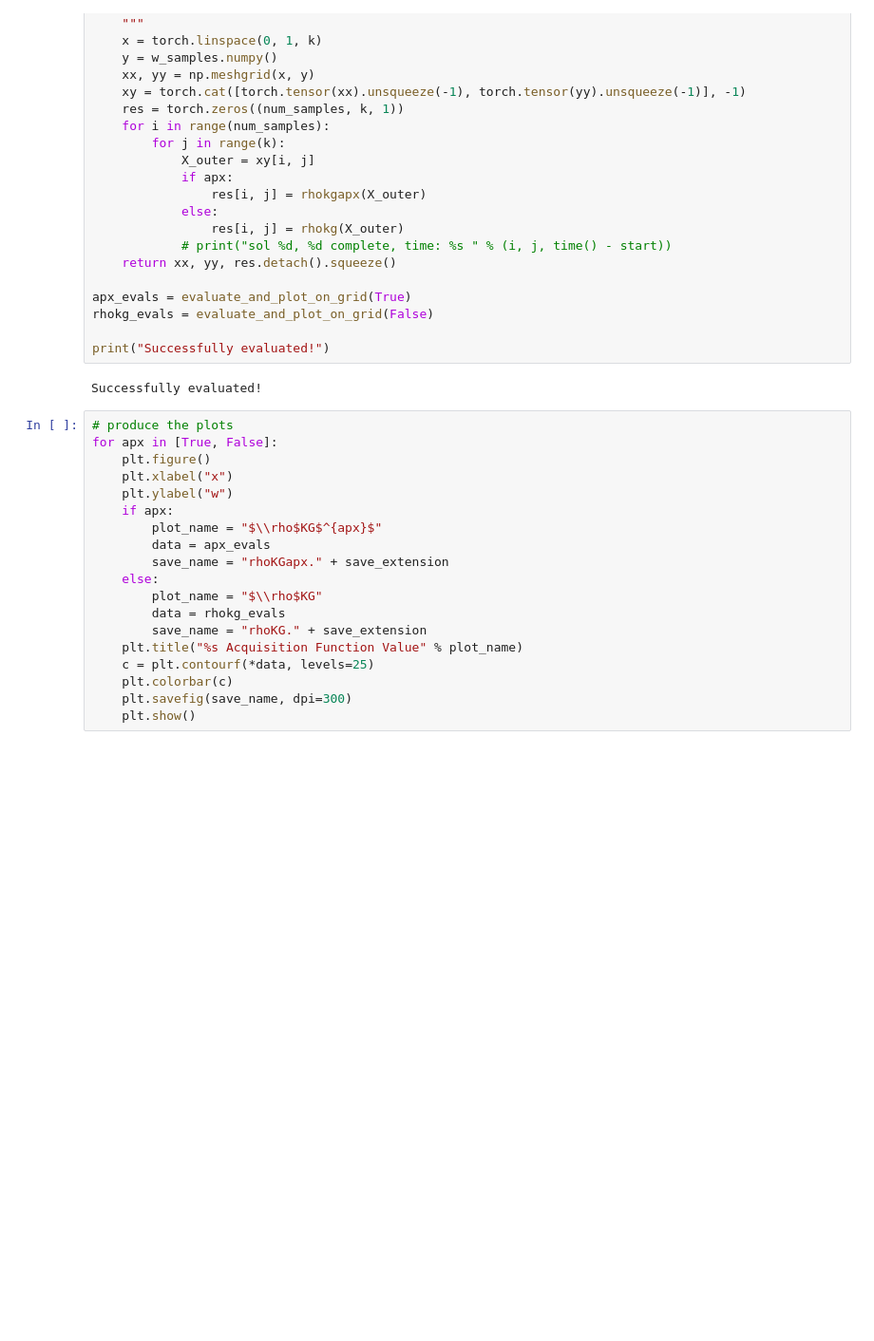
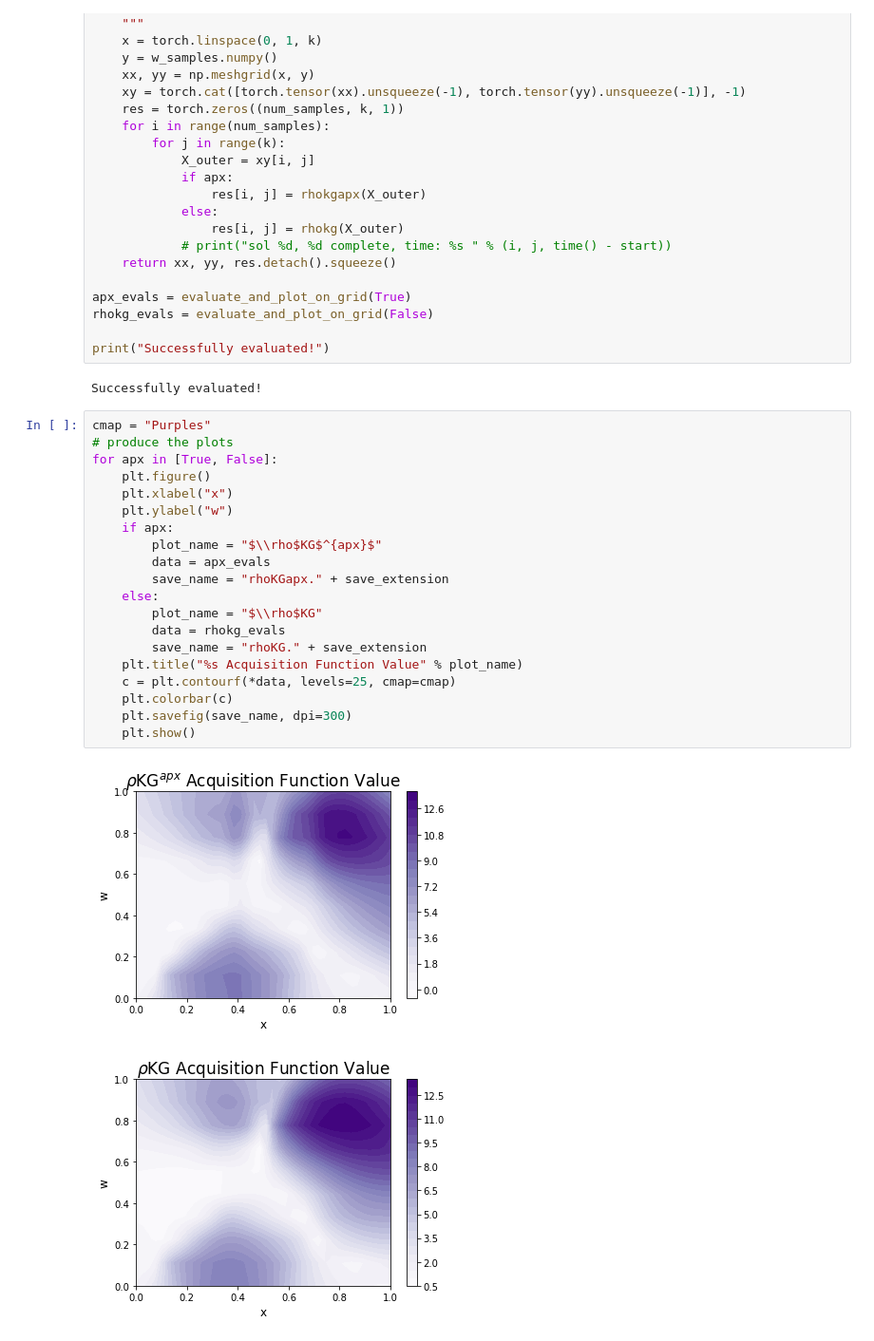
Before and after one commit to saitcakmak/BoRisk, a Jupyter notebook: helper_fns/acqf_plots.ipynb, the cells around one changed output. Shown: that part at 95% size. Drawn from its saved outputs; the diff is of its cells as text; blank space fills up the shorter version.

```diff
--- a/helper_fns/acqf_plots.ipynb
+++ b/helper_fns/acqf_plots.ipynb
@@ -293,21 +300,25 @@ print("Successfully evaluated!")
 # %% [output]
 Successfully evaluated!
 # %%
+cmap = "Purples"
 # produce the plots
 for apx in [True, False]:
     plt.figure()
     plt.xlabel("x")
     plt.ylabel("w")
     if apx:
         plot_name = "$\\rho$KG$^{apx}$"
         data = apx_evals
         save_name = "rhoKGapx." + save_extension
     else:
         plot_name = "$\\rho$KG"
         data = rhokg_evals
         save_name = "rhoKG." + save_extension
     plt.title("%s Acquisition Function Value" % plot_name)
-    c = plt.contourf(*data, levels=25)
+    c = plt.contourf(*data, levels=25, cmap=cmap)
     plt.colorbar(c)
     plt.savefig(save_name, dpi=300)
     plt.show()
+# %% [output]
+[figure, added]
+[figure, added]
```
Also changed, not shown: parts of 3 cells of this notebook, 14 other files.
